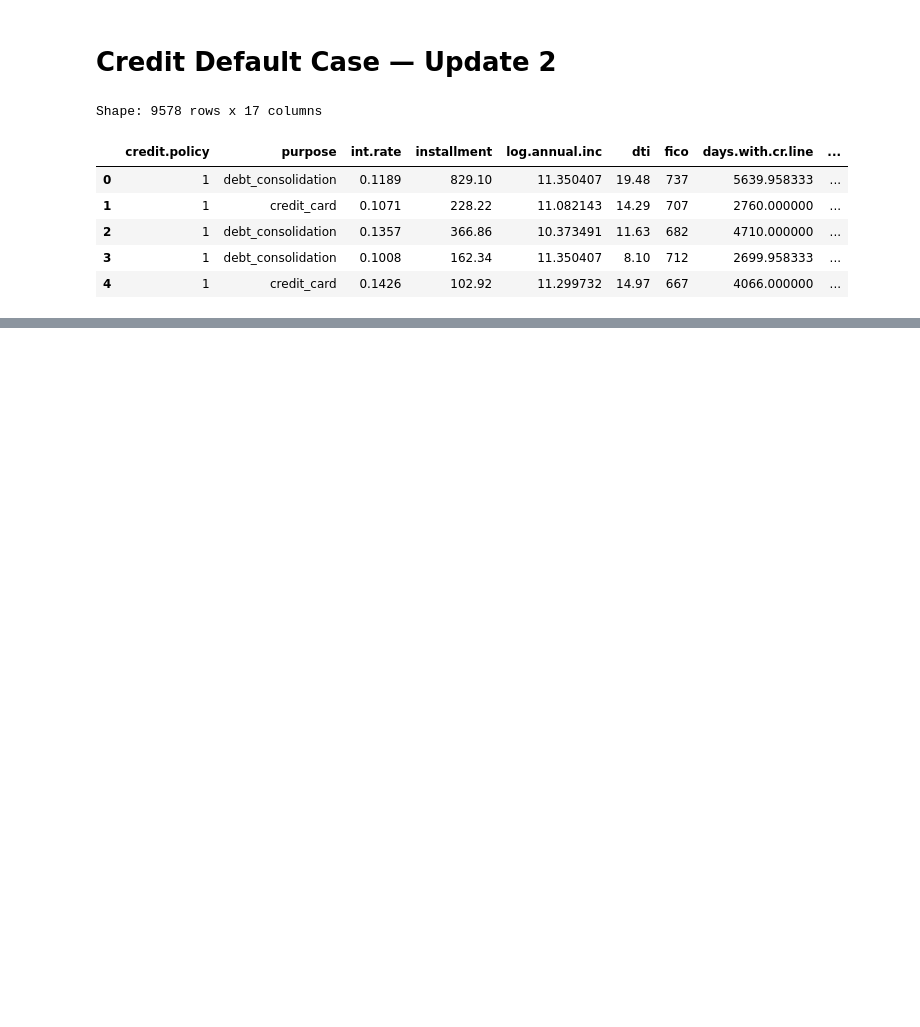
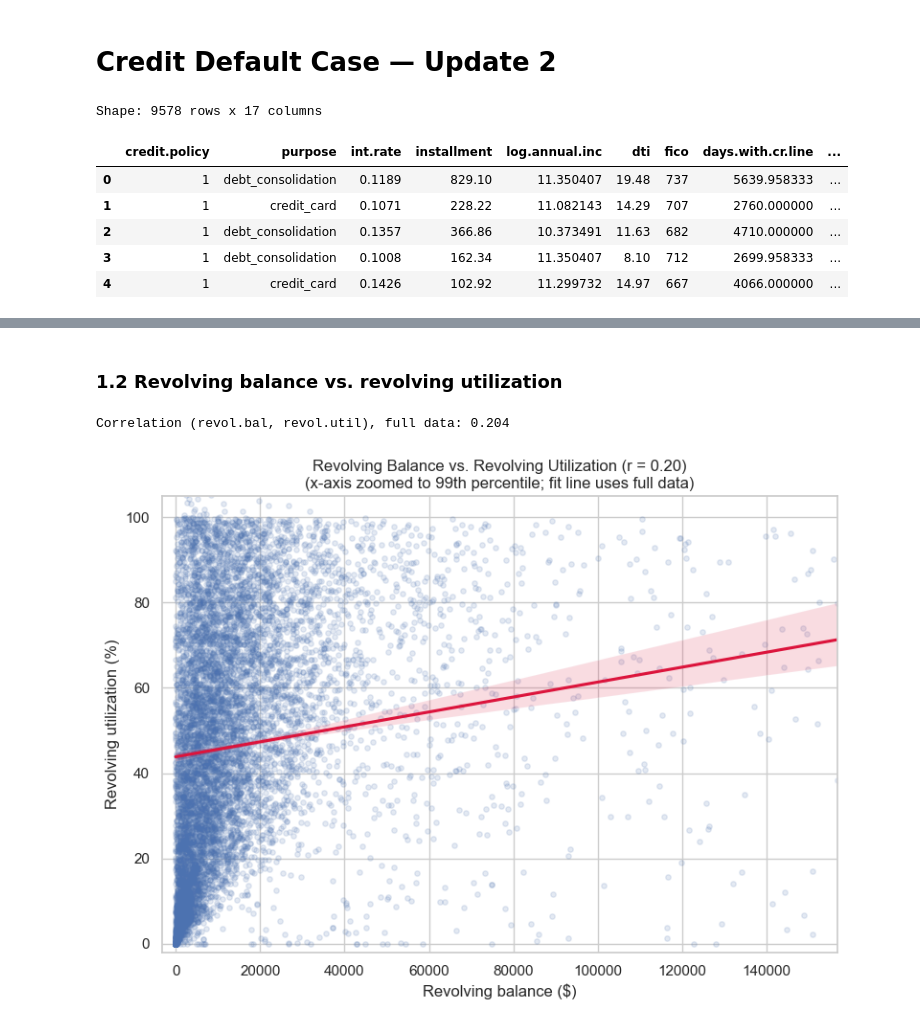
Before and after one commit to JLaniado/credit_ete_analysis, a Jupyter notebook: U2/notebooks/Credit_Default_Update2.ipynb, the cells around one changed output, grey strips where cells are left out. Cells and saved outputs as stored; diff of their text form; code cells hidden in the pictures; blank space fills up the shorter version.

```diff
--- a/U2/notebooks/Credit_Default_Update2.ipynb
+++ b/U2/notebooks/Credit_Default_Update2.ipynb
@@ -24,0 +90,21 @@ Shape: 9578 rows x 17 columns
+# %% [markdown]
+### 1.2 Revolving balance vs. revolving utilization
+# %%
+r_bal_util = df['revol.bal'].corr(df['revol.util'])
+print(f"Correlation (revol.bal, revol.util), full data: {r_bal_util:.3f}")
+
+x_cap = df['revol.bal'].quantile(0.99)
+plt.figure(figsize=(8, 6))
+sns.regplot(data=df, x='revol.bal', y='revol.util', scatter_kws={'alpha': 0.15, 's': 15},
+            line_kws={'color': 'crimson'})
+plt.xlim(-x_cap * 0.02, x_cap)
+plt.ylim(-2, 105)
+plt.title(f'Revolving Balance vs. Revolving Utilization (r = {r_bal_util:.2f})\n'
+          f'(x-axis zoomed to 99th percentile; fit line uses full data)')
+plt.xlabel('Revolving balance ($)')
+plt.ylabel('Revolving utilization (%)')
+plt.tight_layout()
+plt.show()
+# %% [output]
+Correlation (revol.bal, revol.util), full data: 0.204
+[figure, added]
```
Also changed, not shown: parts of 5 cells of this notebook.
